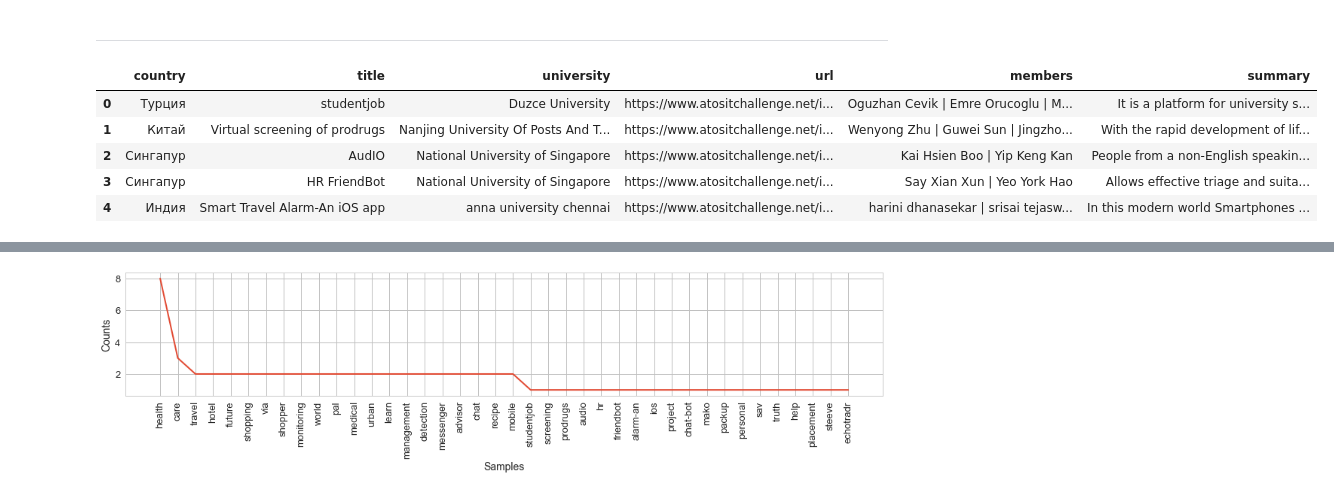
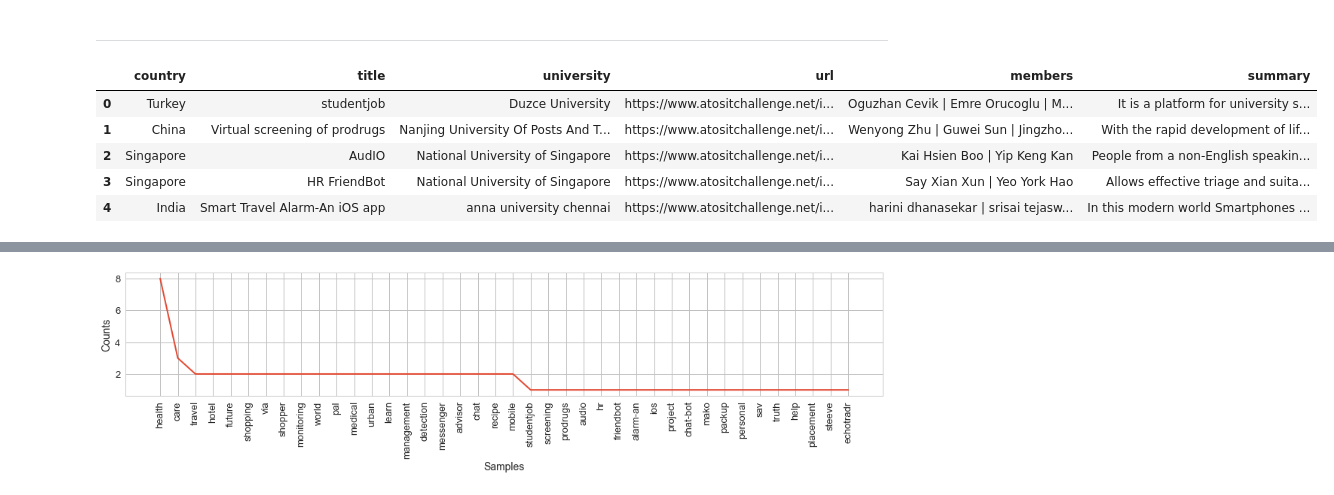
Before and after one commit to MasterpieceApp/IdeasResearch, a Jupyter notebook: Ideas Research.ipynb, the cells around one changed output, grey strips where cells are left out. Saved outputs shown, nothing was run; the diff lists cells and outputs as text; code cells hidden in the pictures.

```diff
--- a/Ideas Research.ipynb
+++ b/Ideas Research.ipynb
@@ -107,15 +96,17 @@ df.shape
 df.to_csv('ideas.csv', index=False)
 # %% [markdown]
 ---
+# %%
+df.head()
+# %% [output]
+|  | country | title | university | url | members | summary |
+| 0 | Turkey | studentjob | Duzce University | https://www.atositchallenge.net/i... | Oguzhan Cevik | Emre Orucoglu | M... | It is a platform for university s... |
+| 1 | China | Virtual screening of prodrugs | Nanjing University Of Posts And T... | https://www.atositchallenge.net/i... | Wenyong Zhu | Guwei Sun | Jingzho... | With the rapid development of lif... |
+| 2 | Singapore | AudIO | National University of Singapore | https://www.atositchallenge.net/i... | Kai Hsien Boo | Yip Keng Kan | People from a non-English speakin... |
+| 3 | Singapore | HR FriendBot | National University of Singapore | https://www.atositchallenge.net/i... | Say Xian Xun | Yeo York Hao | Allows effective triage and suita... |
+| 4 | India | Smart Travel Alarm-An iOS app | anna university chennai | https://www.atositchallenge.net/i... | harini dhanasekar | srisai tejasw... | In this modern world Smartphones ... |
 # %%
-df.drop('number_of_members', axis=1).head()
+# df.drop('number_of_members', axis=1).head()
-# %% [output]
-|  | country | title | university | url | members | summary |
-| 0 | Турция | studentjob | Duzce University | https://www.atositchallenge.net/i... | Oguzhan Cevik | Emre Orucoglu | M... | It is a platform for university s... |
-| 1 | Китай | Virtual screening of prodrugs | Nanjing University Of Posts And T... | https://www.atositchallenge.net/i... | Wenyong Zhu | Guwei Sun | Jingzho... | With the rapid development of lif... |
-| 2 | Сингапур | AudIO | National University of Singapore | https://www.atositchallenge.net/i... | Kai Hsien Boo | Yip Keng Kan | People from a non-English speakin... |
-| 3 | Сингапур | HR FriendBot | National University of Singapore | https://www.atositchallenge.net/i... | Say Xian Xun | Yeo York Hao | Allows effective triage and suita... |
-| 4 | Индия | Smart Travel Alarm-An iOS app | anna university chennai | https://www.atositchallenge.net/i... | harini dhanasekar | srisai tejasw... | In this modern world Smartphones ... |
 # %%
 counts = df.country.value_counts()
 # %%
```
Also changed, not shown: parts of 34 cells of this notebook, 2 other files.
